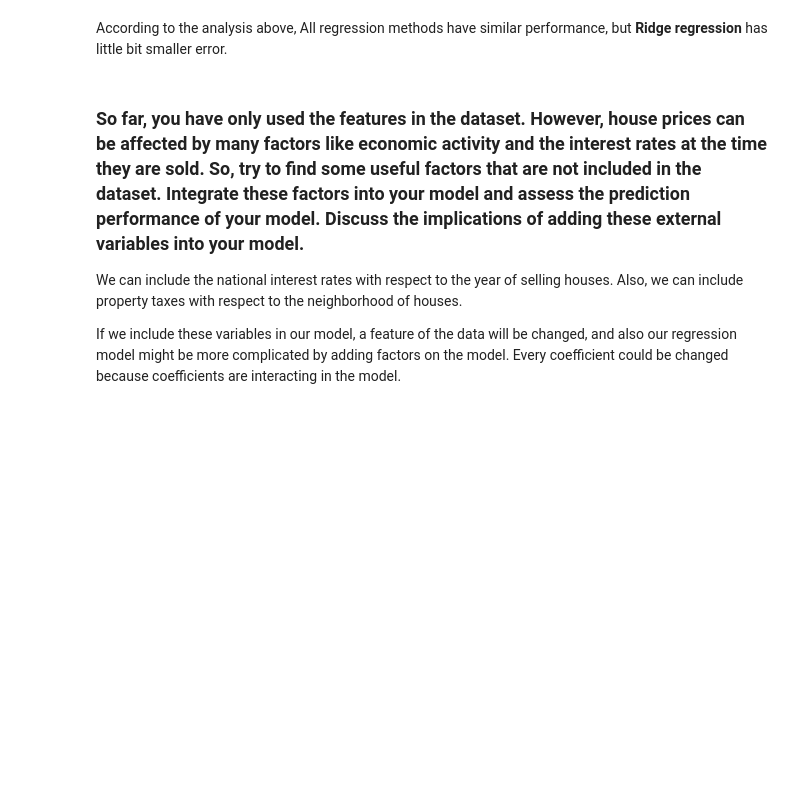
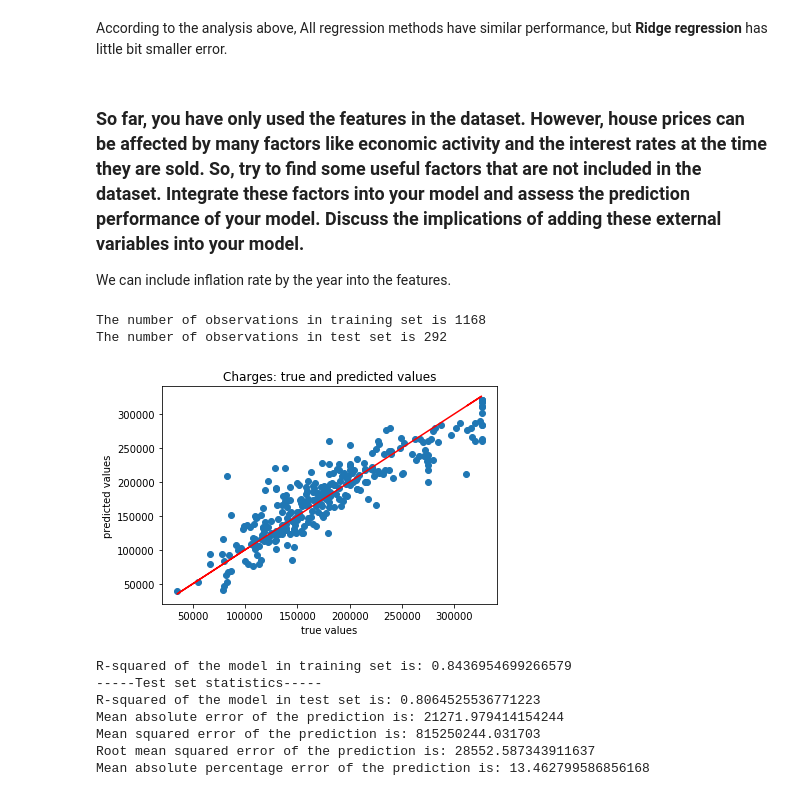
Before and after one commit to 890805/Thinkful_Data_Jimin, a Jupyter notebook: Thinkful_Challenge_Regression problems.ipynb, the cells around one changed output. Cells and saved outputs as stored; diff of their text form; code cells hidden in the pictures; blank space fills up the shorter version.

```diff
--- a/Thinkful_Challenge_Regression problems.ipynb
+++ b/Thinkful_Challenge_Regression problems.ipynb
@@ -706,6 +712,4 @@ According to the analysis above, All regression methods have similar performance
 ### So far, you have only used the features in the dataset. However, house prices can be affected by many factors like economic activity and the interest rates at the time they are sold. So, try to find some useful factors that are not included in the dataset. Integrate these factors into your model and assess the prediction performance of your model. Discuss the implications of adding these external variables into your model.
 
 
-We can include the national interest rates with respect to the year of selling houses. Also, we can include property taxes with respect to the neighborhood of houses.
-
-If we include these variables in our model, a feature of the data will be changed, and also our regression model might be more complicated by adding factors on the model.  Every coefficient could be changed because coefficients are interacting in the model.
+We can include inflation rate by the year into the features.
@@ -711,0 +718,56 @@ If we include these variables in our model, a feature of the data will be change
+# %%
+inflation_df = inflation_df[['YEAR','AVE']]
+inflation_df = inflation_df.rename(columns={"YEAR": "yrsold"})
+# %%
+merge_df = pd.merge(inflation_df, houseprice_df, on= ['yrsold'])
+# %%
+from sklearn.model_selection import train_test_split
+from sklearn.metrics import mean_absolute_error
+from statsmodels.tools.eval_measures import mse, rmse
+# Y is the target variable
+Y = merge_df['winsorized_saleprice']
+# X is the feature set
+X = merge_df[['winsorized_overallqual','winsorized_grlivarea','winsorized_garagecars','winsorized_totalbsmtsf','int_over_sf',"AVE"] + dummy_column_names]
+
+X_train, X_test, y_train, y_test = train_test_split(X, Y, test_size = 0.2, random_state = 123)
+
+print("The number of observations in training set is {}".format(X_train.shape[0]))
+print("The number of observations in test set is {}".format(X_test.shape[0]))
+
+alphas = [np.power(10.0,p) for p in np.arange(-10,40,1)]
+# %% [output]
+The number of observations in training set is 1168
+The number of observations in test set is 292
+# %%
+lrm = LinearRegression()
+
+lrm.fit(X_train, y_train)
+
+# We are making predictions here
+y_preds_train = lrm.predict(X_train)
+y_preds_test = lrm.predict(X_test)
+
+
+plt.scatter(y_test, y_preds_test)
+plt.plot(y_test, y_test, color="red")
+plt.xlabel("true values")
+plt.ylabel("predicted values")
+plt.title("Charges: true and predicted values")
+plt.show()
+
+print("R-squared of the model in training set is: {}".format(lrm.score(X_train, y_train)))
+print("-----Test set statistics-----")
+print("R-squared of the model in test set is: {}".format(lrm.score(X_test, y_test)))
+print("Mean absolute error of the prediction is: {}".format(mean_absolute_error(y_test, y_preds_test)))
+print("Mean squared error of the prediction is: {}".format(mse(y_test, y_preds_test)))
+print("Root mean squared error of the prediction is: {}".format(rmse(y_test, y_preds_test)))
+print("Mean absolute percentage error of the prediction is: {}".format(np.mean(np.abs((y_test - y_preds_test) / y_test)) * 100))
+# %% [output]
+[figure, added]
+R-squared of the model in training set is: 0.8436954699266579
+-----Test set statistics-----
+R-squared of the model in test set is: 0.8064525536771223
+Mean absolute error of the prediction is: 21271.979414154244
+Mean squared error of the prediction is: 815250244.031703
+Root mean squared error of the prediction is: 28552.587343911637
+Mean absolute percentage error of the prediction is: 13.462799586856168
```
Also changed, not shown: parts of 9 cells of this notebook.
